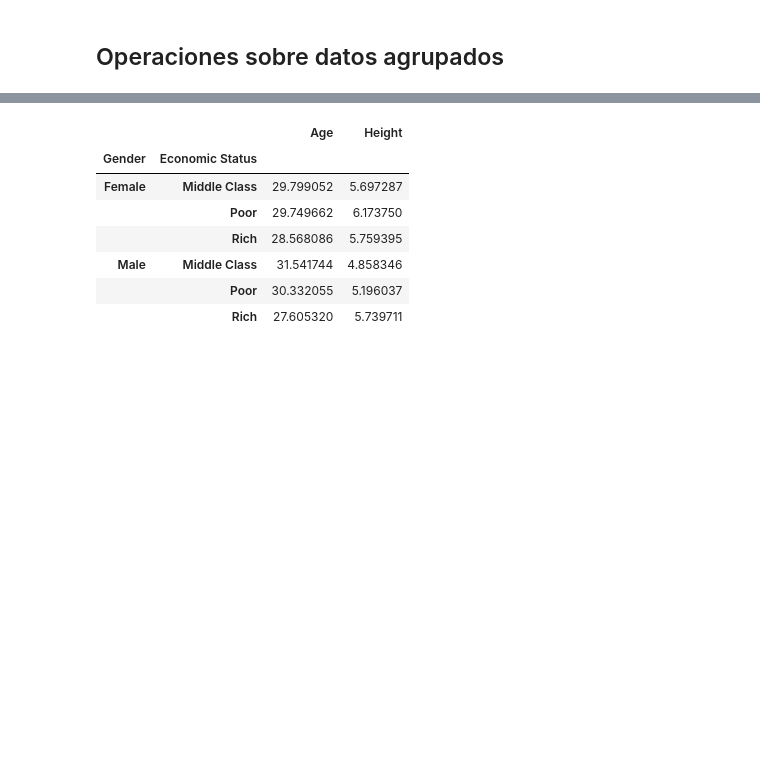
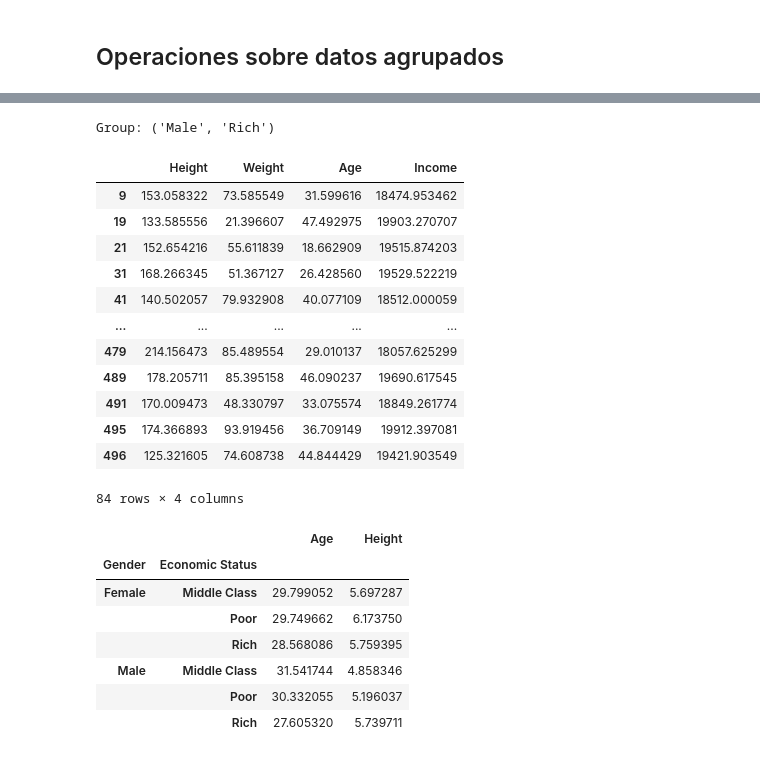
Before and after one commit to fnsalinas/TDS_Tutorials, a Jupyter notebook: T2 - 3 - Data Cleaning - Agrupación de datos-checkpoint.ipynb, the cells around one changed output, grey strips where cells are left out. Drawn from its saved outputs; the diff is of its cells as text; code cells hidden in the pictures; blank space fills up the shorter version.

```diff
--- a/T2 - 3 - Data Cleaning - Agrupación de datos-checkpoint.ipynb
+++ b/T2 - 3 - Data Cleaning - Agrupación de datos-checkpoint.ipynb
@@ -233,3 +228,23 @@ double_group.aggregate(
+# %%
+gr = list(double_group.groups.keys())[5]
+print('Group:', gr)
+ndfg = double_group.get_group(gr)
+ndfg
+# %% [output]
+Group: ('Male', 'Rich')
+|  | Height | Weight | Age | Income |
+| 9 | 153.058322 | 73.585549 | 31.599616 | 18474.953462 |
+| 19 | 133.585556 | 21.396607 | 47.492975 | 19903.270707 |
+| 21 | 152.654216 | 55.611839 | 18.662909 | 19515.874203 |
+| 31 | 168.266345 | 51.367127 | 26.428560 | 19529.522219 |
+| 41 | 140.502057 | 79.932908 | 40.077109 | 18512.000059 |
+| ... | ... | ... | ... | ... |
+| 479 | 214.156473 | 85.489554 | 29.010137 | 18057.625299 |
+| 489 | 178.205711 | 85.395158 | 46.090237 | 19690.617545 |
+| 491 | 170.009473 | 48.330797 | 33.075574 | 18849.261774 |
+| 495 | 174.366893 | 93.919456 | 36.709149 | 19912.397081 |
+| 496 | 125.321605 | 74.608738 | 44.844429 | 19421.903549 |
+84 rows × 4 columns
 # %%
 double_group.aggregate(
     {
```
Also changed, not shown: parts of 23 cells of this notebook, 1 other file.
